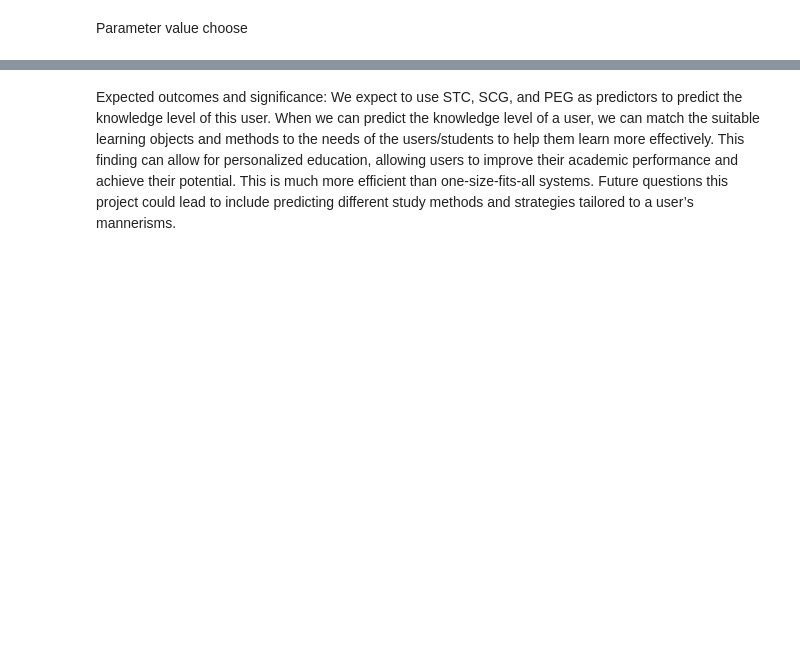
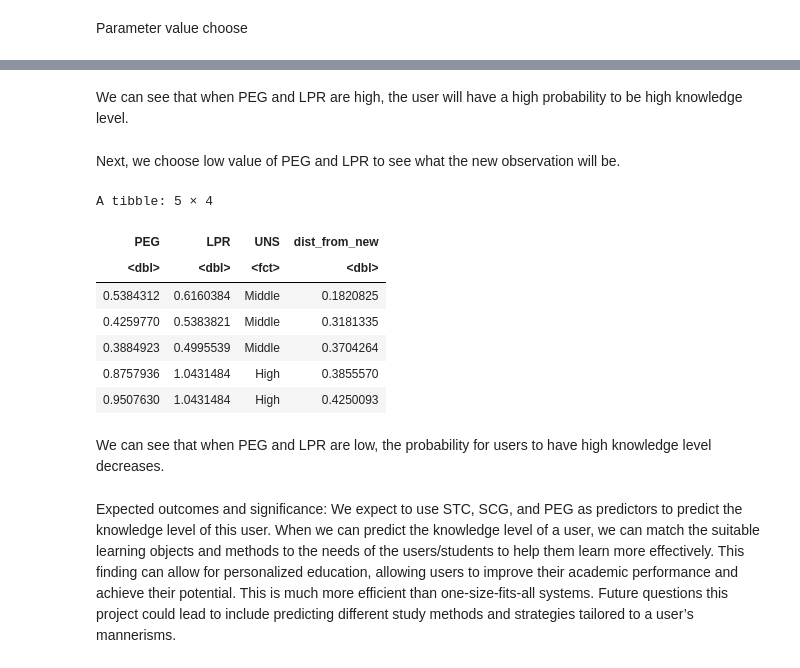
Before and after one commit to TPPJT/DSCI-Group-Project, a Jupyter notebook: GroupProject_1.ipynb, the cells around one changed output, grey strips where cells are left out. Cells and saved outputs as stored; diff of their text form; code cells hidden in the pictures; blank space fills up the shorter version.

```diff
--- a/GroupProject_1.ipynb
+++ b/GroupProject_1.ipynb
@@ -203,3 +217,22 @@ A tibble: 403 × 4
+# %% [markdown]
+We can see that when PEG and LPR are high, the user will have a high probability to be high knowledge level.
+# %% [markdown]
+Next, we choose low value of PEG and LPR to see what the new observation will be.
+# %%
+new_obs_PEG <- 0.7
+new_obs_LPR <- 0.7
+scaled_new_user_data %>% select(PEG, LPR, UNS)%>%mutate(dist_from_new=sqrt((PEG-new_obs_PEG)^2+(LPR-new_obs_LPR)^2))%>%arrange(dist_from_new)%>%slice(1:5)
+# %% [output]
+A tibble: 5 × 4
+| PEG | LPR | UNS | dist_from_new |
+| <dbl> | <dbl> | <fct> | <dbl> |
+| 0.5384312 | 0.6160384 | Middle | 0.1820825 |
+| 0.4259770 | 0.5383821 | Middle | 0.3181335 |
+| 0.3884923 | 0.4995539 | Middle | 0.3704264 |
+| 0.8757936 | 1.0431484 | High | 0.3855570 |
+| 0.9507630 | 1.0431484 | High | 0.4250093 |
+# %% [markdown]
+We can see that when PEG and LPR are low, the probability for users to have high knowledge level decreases.
 # %% [markdown]
 Expected outcomes and significance: We expect to use STC, SCG, and PEG as predictors to predict the knowledge level of this user. When we can predict the knowledge level of a user, we can match the suitable learning objects and methods to the needs of the users/students to help them learn more effectively. This finding can allow for personalized education, allowing users to improve their academic performance and achieve their potential. This is much more efficient than one-size-fits-all systems. Future questions this project could lead to include predicting different study methods and strategies tailored to a user’s mannerisms.
 # %%
```
Also changed, not shown: parts of 7 cells of this notebook.
